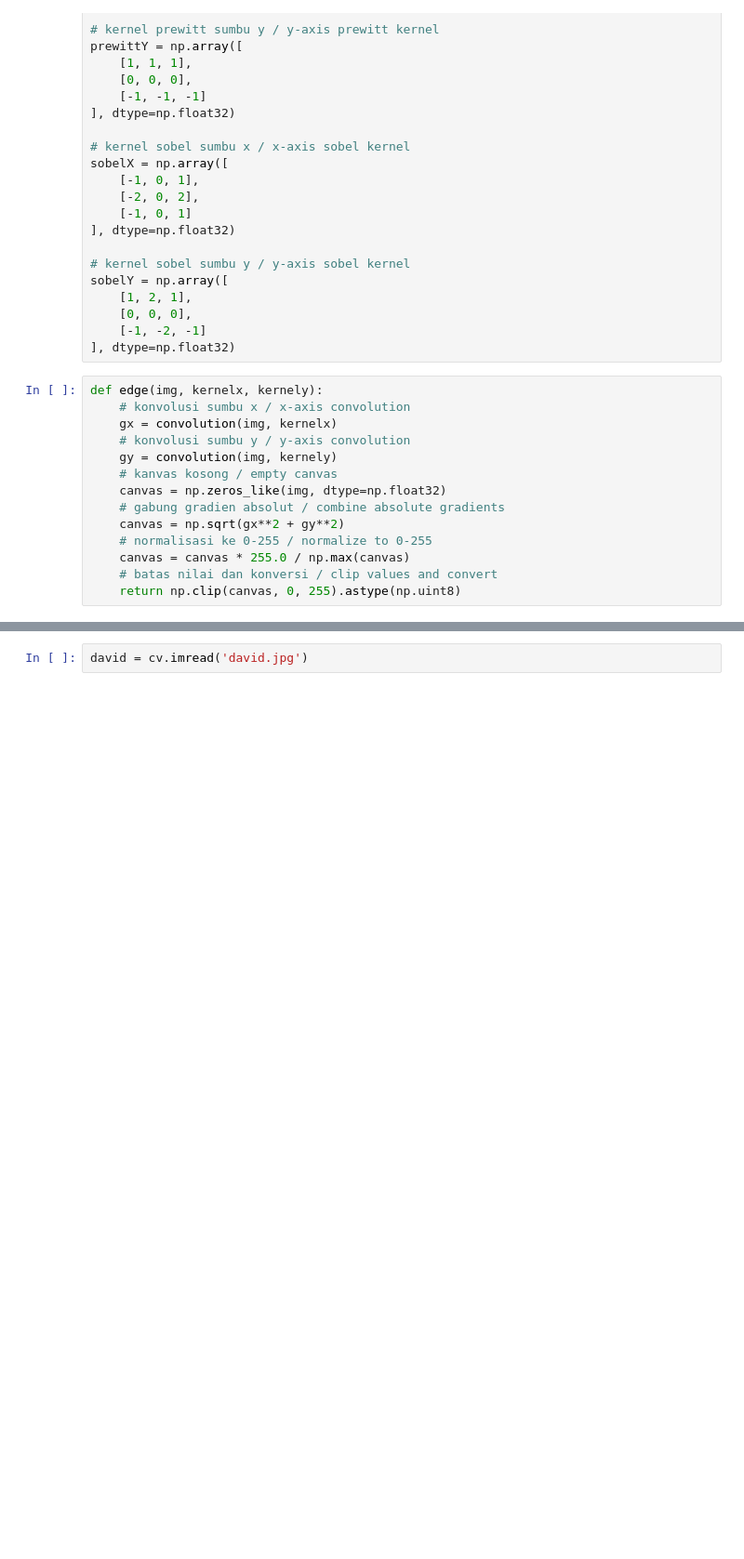
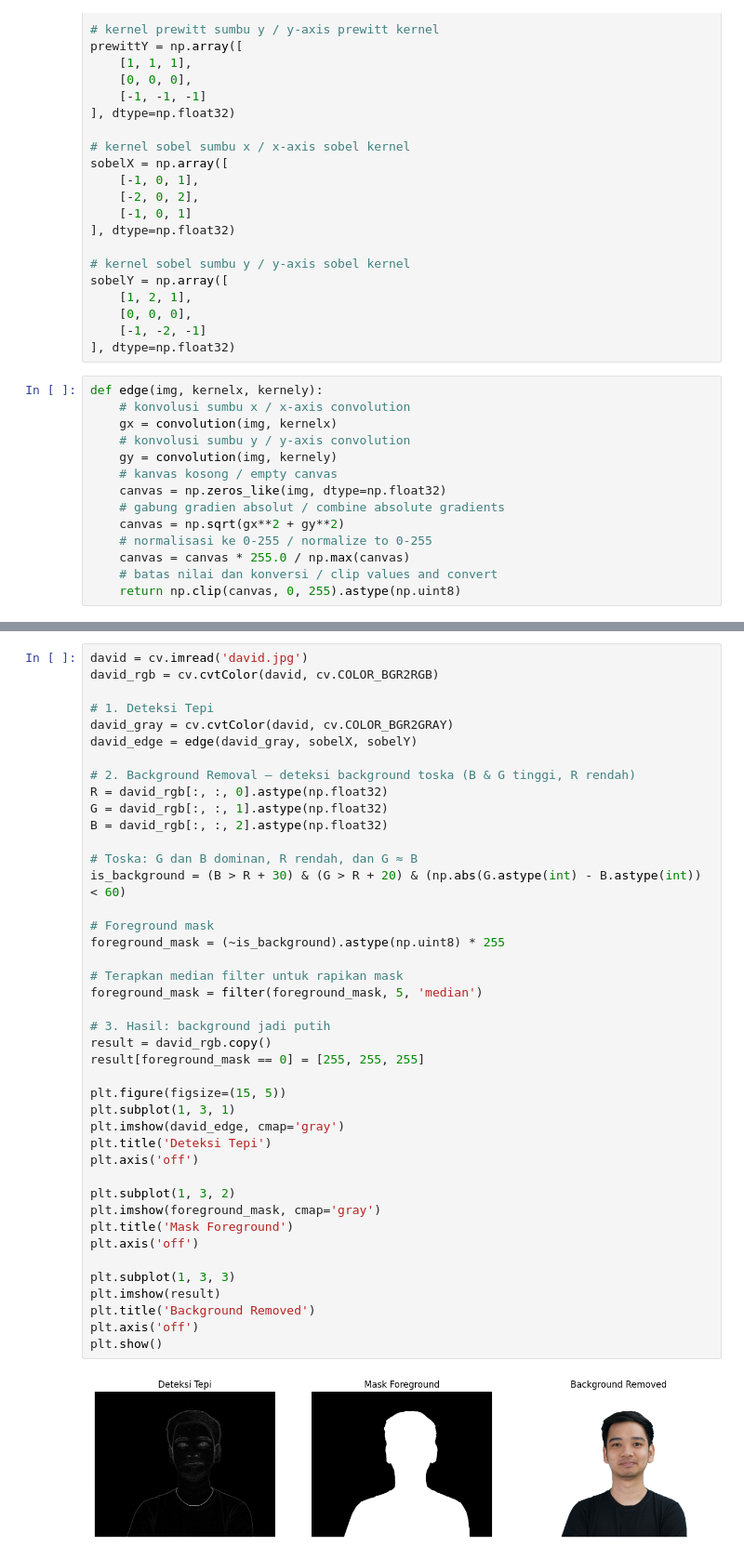
Before and after one commit to praktikum-pcd-2026/jurnal-modul-3-DendoyOfficial, a Jupyter notebook: modul3.ipynb, the cells around one changed output, grey strips where cells are left out. Shown at 93% size. Drawn from its saved outputs; the diff is of its cells as text; blank space fills up the shorter version.

```diff
--- a/modul3.ipynb
+++ b/modul3.ipynb
@@ -368,2 +448,44 @@ plt.show()
 # %%
 david = cv.imread('david.jpg')
+david_rgb = cv.cvtColor(david, cv.COLOR_BGR2RGB)
+
+# 1. Deteksi Tepi
+david_gray = cv.cvtColor(david, cv.COLOR_BGR2GRAY)
+david_edge = edge(david_gray, sobelX, sobelY)
+
+# 2. Background Removal — deteksi background toska (B & G tinggi, R rendah)
+R = david_rgb[:, :, 0].astype(np.float32)
+G = david_rgb[:, :, 1].astype(np.float32)
+B = david_rgb[:, :, 2].astype(np.float32)
+
+# Toska: G dan B dominan, R rendah, dan G ≈ B
+is_background = (B > R + 30) & (G > R + 20) & (np.abs(G.astype(int) - B.astype(int)) < 60)
+
+# Foreground mask
+foreground_mask = (~is_background).astype(np.uint8) * 255
+
+# Terapkan median filter untuk rapikan mask
+foreground_mask = filter(foreground_mask, 5, 'median')
+
+# 3. Hasil: background jadi putih
+result = david_rgb.copy()
+result[foreground_mask == 0] = [255, 255, 255]
+
+plt.figure(figsize=(15, 5))
+plt.subplot(1, 3, 1)
+plt.imshow(david_edge, cmap='gray')
+plt.title('Deteksi Tepi')
+plt.axis('off')
+
+plt.subplot(1, 3, 2)
+plt.imshow(foreground_mask, cmap='gray')
+plt.title('Mask Foreground')
+plt.axis('off')
+
+plt.subplot(1, 3, 3)
+plt.imshow(result)
+plt.title('Background Removed')
+plt.axis('off')
+plt.show()
+# %% [output]
+[figure, added]
```
Also changed, not shown: parts of 13 cells of this notebook.
